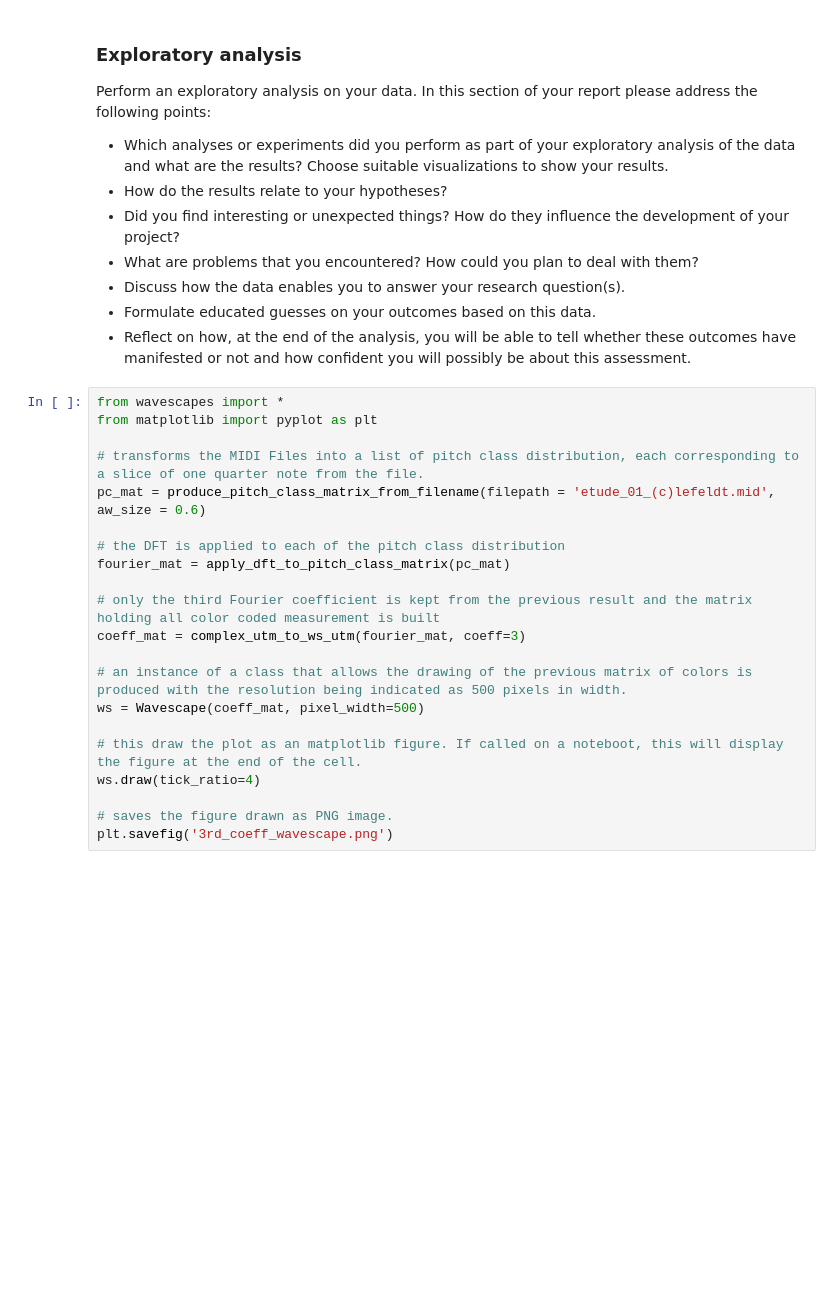
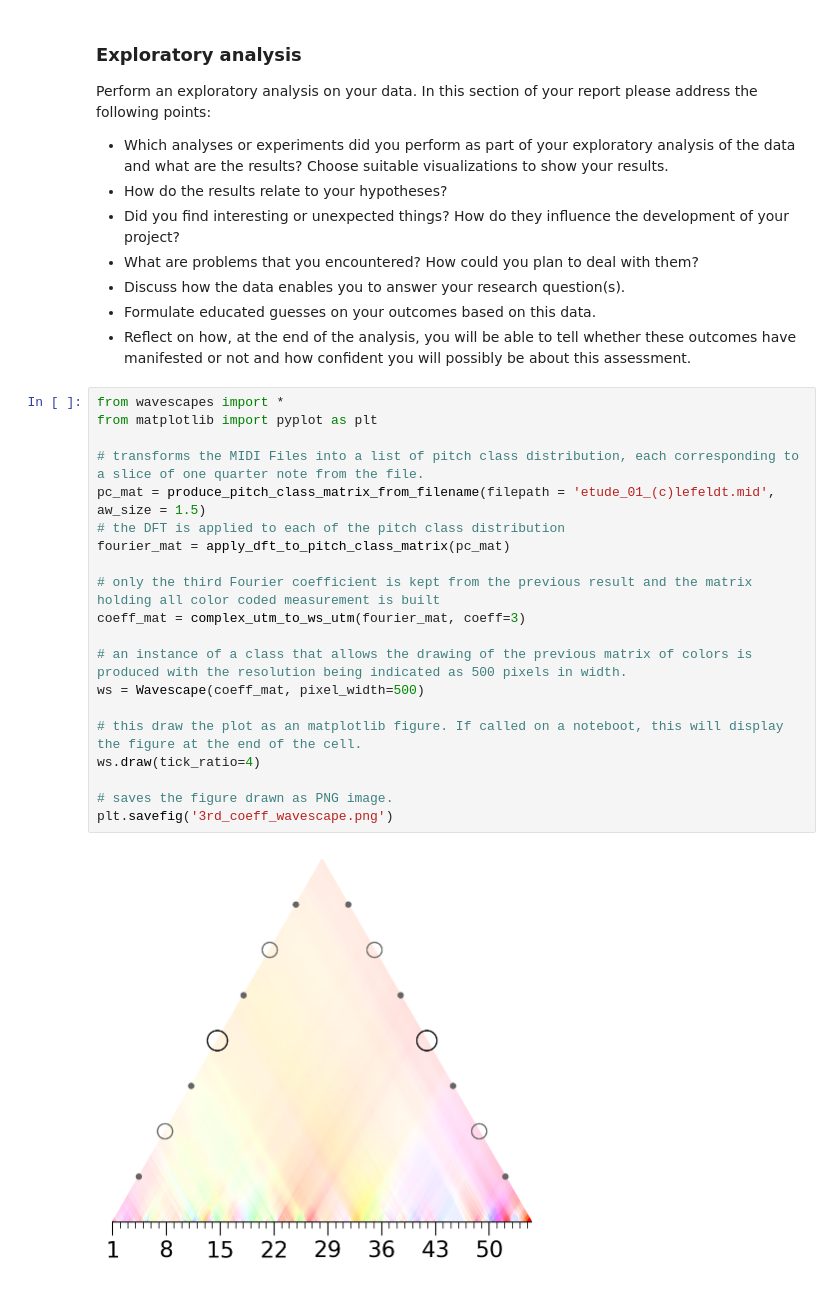
Before and after one commit to ludovicaschaerf/Group-5-Debussy-Pitch-Scapes, a Jupyter notebook: milestone2.ipynb, the cells around one changed output. Drawn from its saved outputs; the diff is of its cells as text; blank space fills up the shorter version.

Commit message:
first plot yayyy

```diff
--- a/milestone2.ipynb
+++ b/milestone2.ipynb
@@ -40,21 +40,22 @@ Perform an exploratory analysis on your data. In this section of your report ple
 # %%
 from wavescapes import *
 from matplotlib import pyplot as plt
 
 # transforms the MIDI Files into a list of pitch class distribution, each corresponding to a slice of one quarter note from the file.
-pc_mat = produce_pitch_class_matrix_from_filename(filepath = 'etude_01_(c)lefeldt.mid', aw_size = 0.6)
-
+pc_mat = produce_pitch_class_matrix_from_filename(filepath = 'etude_01_(c)lefeldt.mid', aw_size = 1.5)
 # the DFT is applied to each of the pitch class distribution
 fourier_mat = apply_dft_to_pitch_class_matrix(pc_mat)
 
 # only the third Fourier coefficient is kept from the previous result and the matrix holding all color coded measurement is built
 coeff_mat = complex_utm_to_ws_utm(fourier_mat, coeff=3)
 
 # an instance of a class that allows the drawing of the previous matrix of colors is produced with the resolution being indicated as 500 pixels in width.
 ws = Wavescape(coeff_mat, pixel_width=500)
 
 # this draw the plot as an matplotlib figure. If called on a noteboot, this will display the figure at the end of the cell.
 ws.draw(tick_ratio=4)
 
 # saves the figure drawn as PNG image.
 plt.savefig('3rd_coeff_wavescape.png')
+# %% [output]
+[figure, added]
```
